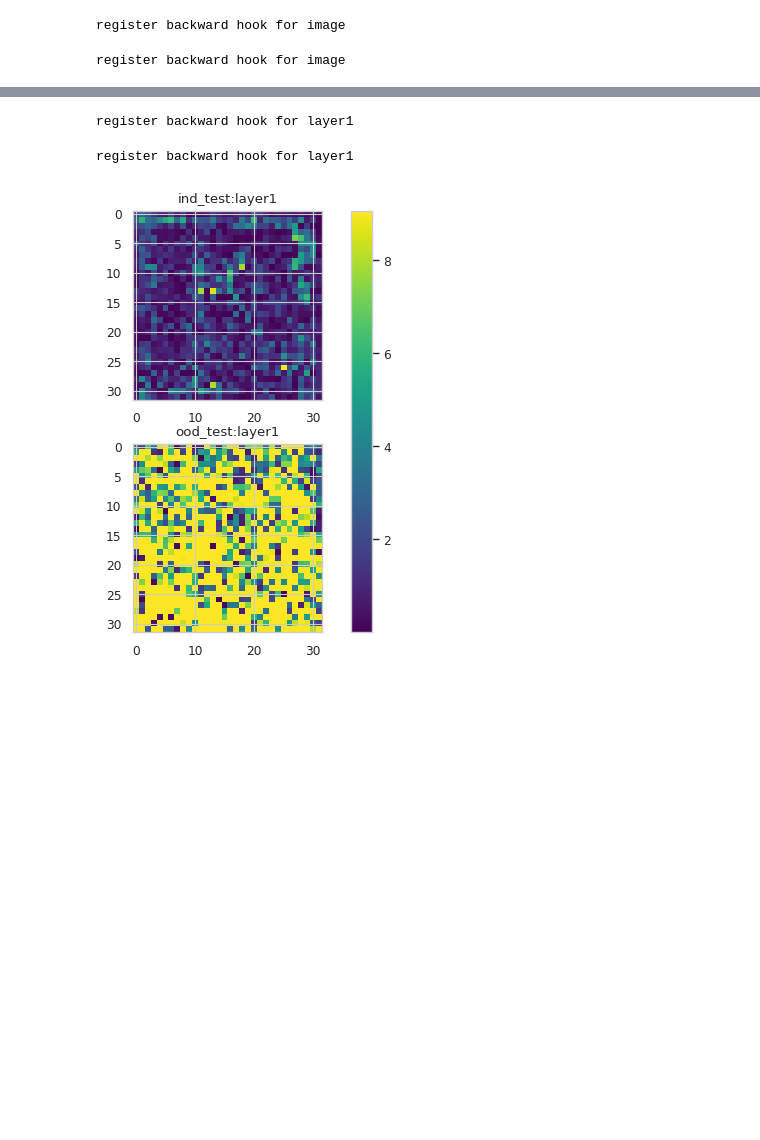
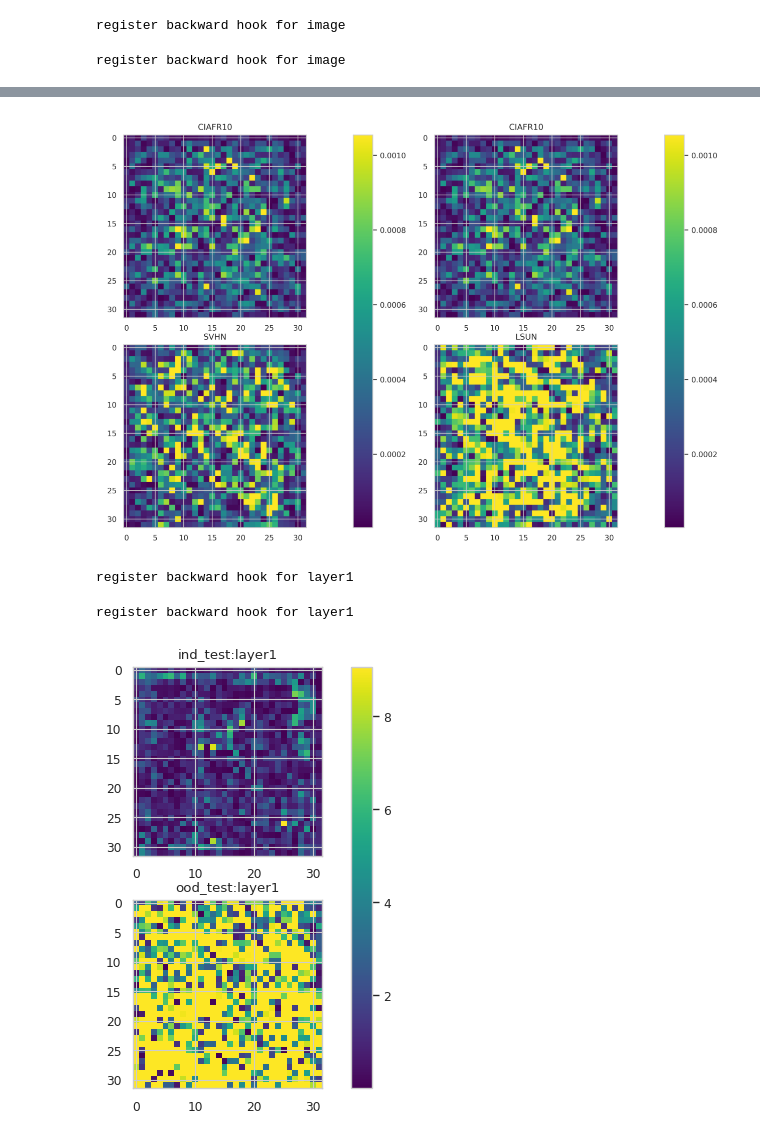
Before and after one commit to buyizhiyou/YYM, a Jupyter notebook: dum/notebooks/statistics_analyse_grad_activation.ipynb, the cells around one changed output, grey strips where cells are left out. Cells and saved outputs as stored; diff of their text form; code cells hidden in the pictures; blank space fills up the shorter version.

```diff
--- a/dum/notebooks/statistics_analyse_grad_activation.ipynb
+++ b/dum/notebooks/statistics_analyse_grad_activation.ipynb
@@ -270,3 +254,29 @@ torch.Size([800, 800])
+# %%
+import matplotlib.pyplot as plt
+import matplotlib.image as mpimg
+
+# 读取两张图片
+img1 = mpimg.imread('./pngs/resnet50/OOD_SVHN_image_grad_wrt_input_activation_2.png')
+img2 = mpimg.imread('./pngs/resnet50/OOD_LSUN_image_grad_wrt_input_activation_2.png')
+
+# 创建一个包含一行两列的子图
+fig, ax = plt.subplots(1, 2, figsize=(16, 14))
+
+# 在第一张子图中显示第一张图片
+ax[0].imshow(img1)
+ax[0].axis('off')  # 不显示坐标轴
+
+# 在第二张子图中显示第二张图片
+ax[1].imshow(img2)
+ax[1].axis('off')  # 不显示坐标轴
+
+# 调整布局以避免图像重叠
+plt.subplots_adjust(wspace=0)  # 控制两张图片之间的间距
+
+# 保存为 PDF 格式
+plt.savefig('./pngs/resnet50/resnet50_merged_activation_2.png',dpi=600,bbox_inches='tight')
+# %% [output]
+[figure, added]
 # %%
 layer = "layer1"
 wrt="input"
```
Also changed, not shown: parts of 7 cells of this notebook, 21 other files.
